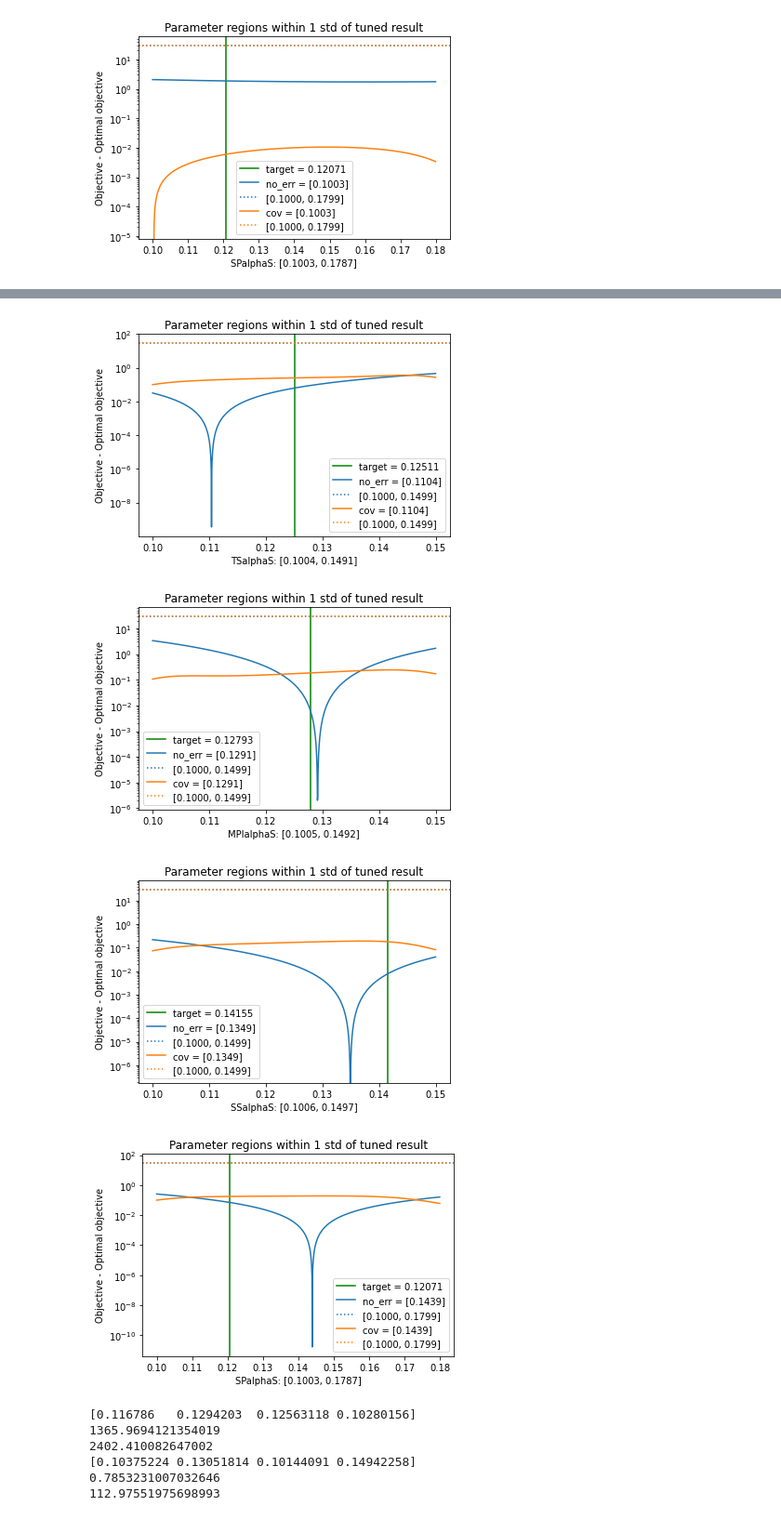
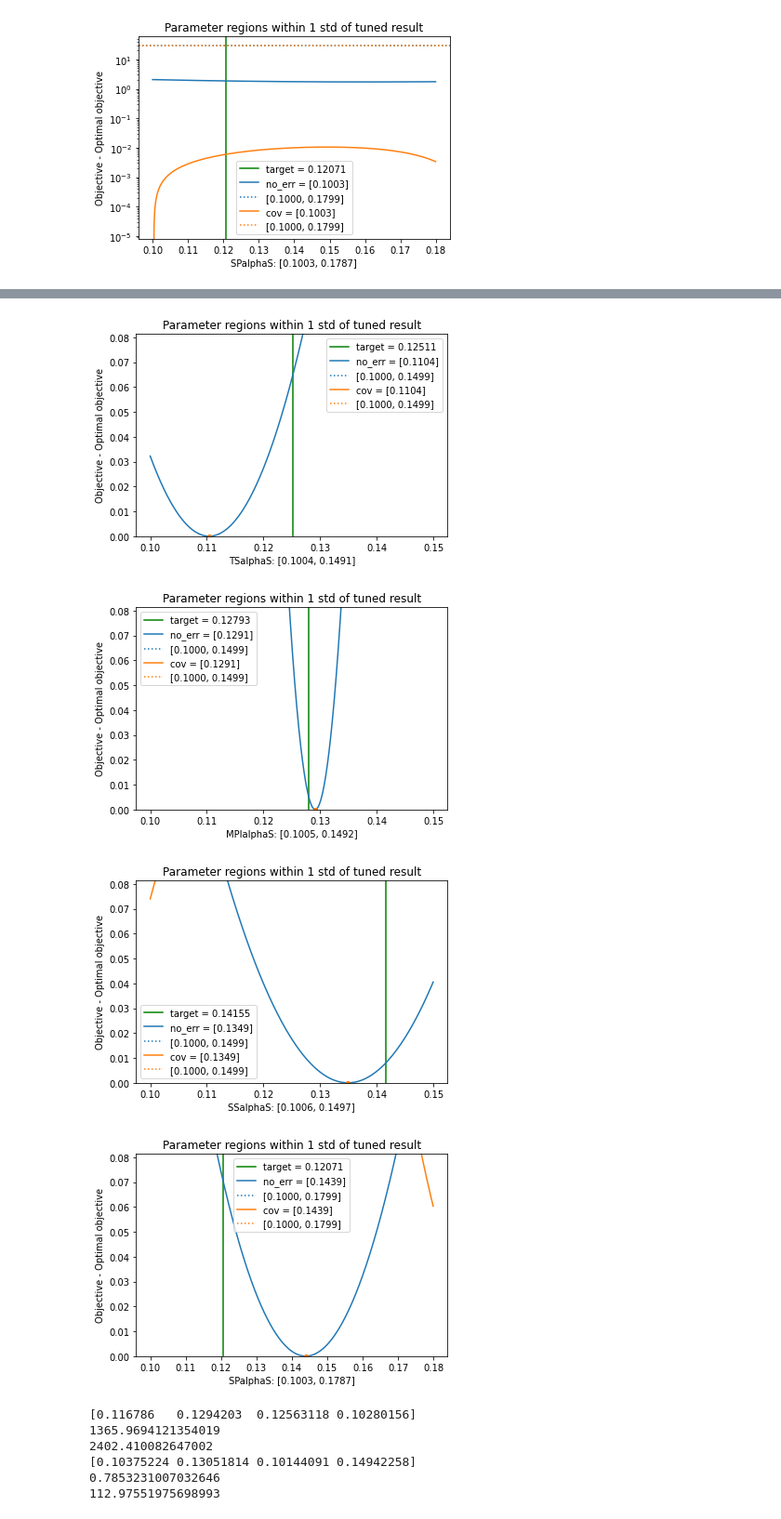
Before and after one commit to Jeffae-Schroff/apprentice-jax, a Jupyter notebook: cori_summer_test_4alphaS.ipynb, the cells around one changed output, grey strips where cells are left out. Shown at 93% size. Drawn from its saved outputs; the diff is of its cells as text; code cells hidden in the pictures.

```diff
--- a/cori_summer_test_4alphaS.ipynb
+++ b/cori_summer_test_4alphaS.ipynb
@@ -79,31 +84,31 @@ target deviation 28.8638, with confidence level 0.6827, edof 26.0000
 # %%
 import jax.numpy as jnp
 graph_range = [0.1, 0.15]
 print(summer_tune_no_err.fits.param_names)
 center = summer_tune_no_err.p_opt.x
-l = True
+l = False
 summer_tune_no_err.graph_objective(['TSalphaS'], center = center, graph_range = graph_range, log_scale = l)
 summer_tune_cov.graph_objective(['TSalphaS'], center = center, new_figure = False, graph_range = graph_range, log_scale = l)
 summer_tune_no_err.graph_objective(['MPIalphaS'], center = center, graph_range = graph_range, log_scale = l)
 summer_tune_cov.graph_objective(['MPIalphaS'], center = center, new_figure = False, graph_range = graph_range, log_scale = l)
 summer_tune_no_err.graph_objective(['SSalphaS'], center = center, graph_range = graph_range, log_scale = l)
 summer_tune_cov.graph_objective(['SSalphaS'], center = center, new_figure = False, graph_range = graph_range, log_scale = l)
 summer_tune_no_err.graph_objective(['SPalphaS'], center = center, graph_range = [0.1,0.18], log_scale = l)
 summer_tune_cov.graph_objective(['SPalphaS'], center = center, new_figure = False, graph_range = [0.1,0.18], log_scale = l)
 # %% [output]
 ['TSalphaS' 'MPIalphaS' 'SSalphaS' 'SPalphaS']
 target deviation 28.8638, with confidence level 0.6827, edof 26.0000
 target deviation 28.8638, with confidence level 0.6827, edof 26.0000
 target deviation 28.8638, with confidence level 0.6827, edof 26.0000
 target deviation 28.8638, with confidence level 0.6827, edof 26.0000
 target deviation 28.8638, with confidence level 0.6827, edof 26.0000
 target deviation 28.8638, with confidence level 0.6827, edof 26.0000
 target deviation 28.8638, with confidence level 0.6827, edof 26.0000
 target deviation 28.8638, with confidence level 0.6827, edof 26.0000
-[figure, old version]
+[figure, new version]
-[figure, old version]
+[figure, new version]
-[figure, old version]
+[figure, new version]
-[figure, old version]
+[figure, new version]
 # %%
 import numpy as np
 print(summer_tune_no_err.p_opt.x)
```
Also changed, not shown: parts of 1 cell of this notebook, 5 other files.
